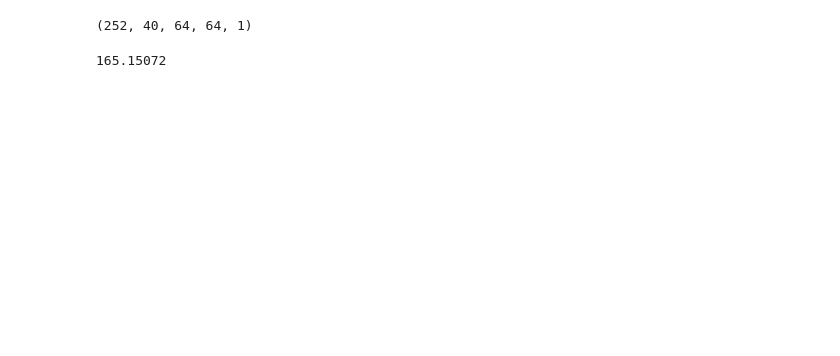
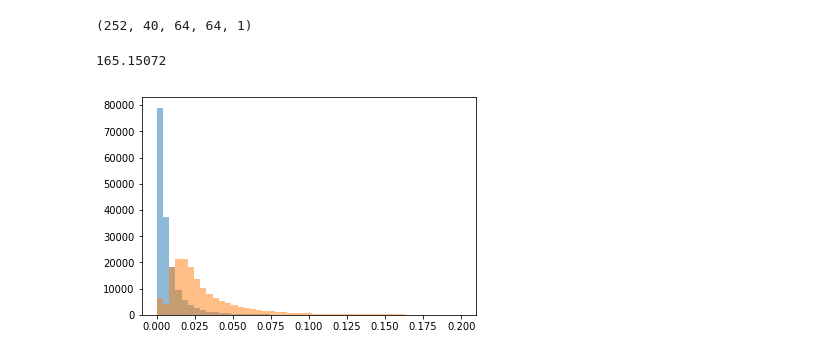
Before and after one commit to ogrisel/notebooks, a Jupyter notebook: fmri_vae/fmri_autoencoder.ipynb, the cells around one changed output. Cells and saved outputs as stored; diff of their text form; code cells hidden in the pictures; blank space fills up the shorter version.

```diff
--- a/fmri_vae/fmri_autoencoder.ipynb
+++ b/fmri_vae/fmri_autoencoder.ipynb
@@ -154,3 +170,9 @@ reconstructed_test.shape
 reconstructed_test.nbytes / 1e6
 # %% [output]
 165.15072
+# %%
+bins = np.linspace(0, 0.2, 50)
+plt.hist(reconstructed_test.std(axis=0).ravel(), bins=bins, alpha=0.5);
+plt.hist(smoothed_data_test.std(axis=0).ravel(), bins=bins, alpha=0.5);
+# %% [output]
+[figure, added]
```
Also changed, not shown: parts of 18 cells of this notebook, 1 other file.
